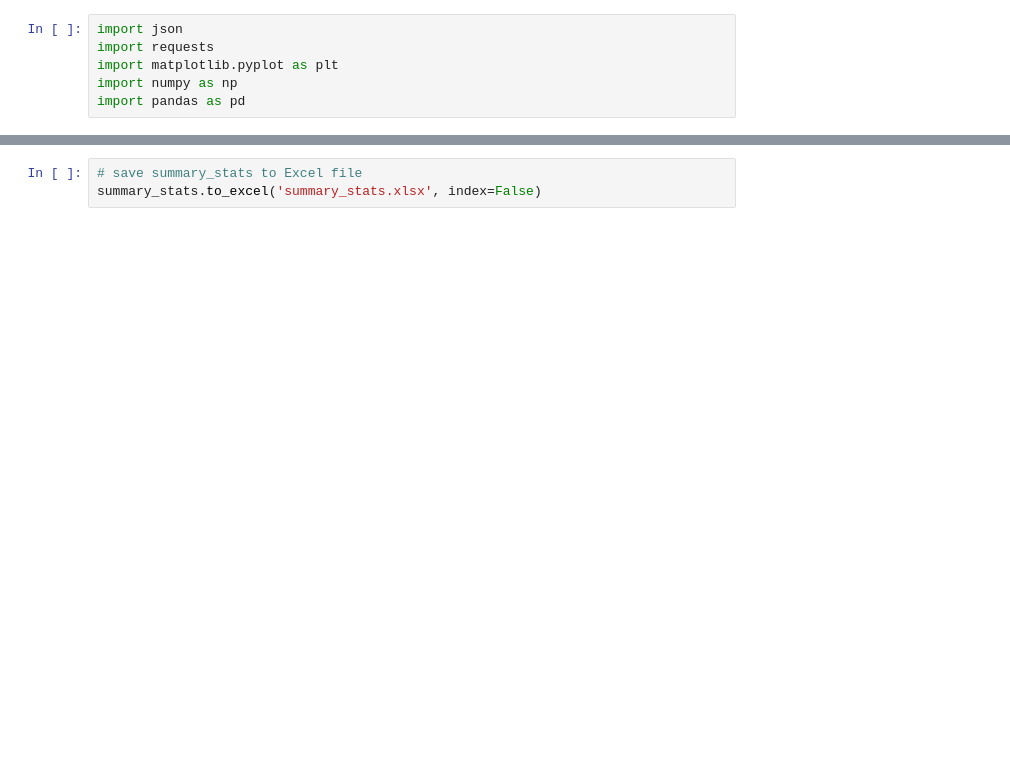
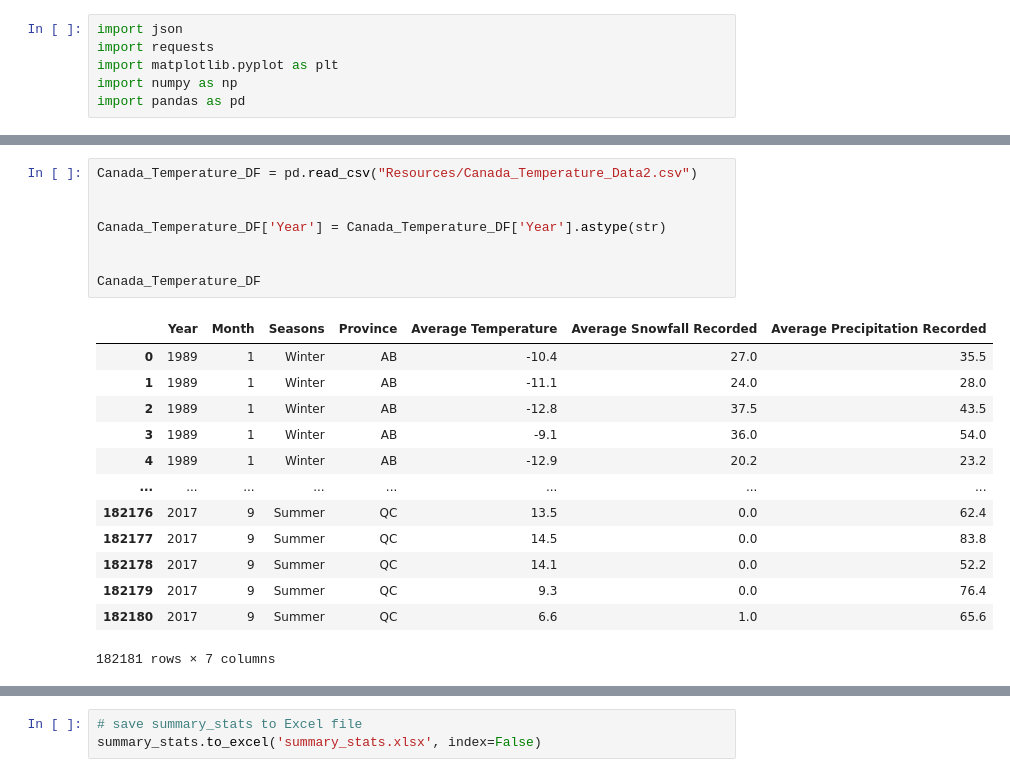
Before and after one commit to fabiomarcullo/Project_1_Climate_Action_Goals, a Jupyter notebook: Canada_Temperature_Fabio.ipynb, the cells around one changed output, grey strips where cells are left out. Drawn from its saved outputs; the diff is of its cells as text; blank space fills up the shorter version.

```diff
--- a/Canada_Temperature_Fabio.ipynb
+++ b/Canada_Temperature_Fabio.ipynb
@@ -61,3 +35,25 @@ Canada_Temperature_DF
+# %%
+Canada_Temperature_DF = pd.read_csv("Resources/Canada_Temperature_Data2.csv")
+
+
+Canada_Temperature_DF['Year'] = Canada_Temperature_DF['Year'].astype(str)
+
+
+Canada_Temperature_DF
+# %% [output]
+|  | Year | Month | Seasons | Province | Average Temperature | Average Snowfall Recorded | Average Precipitation Recorded |
+| 0 | 1989 | 1 | Winter | AB | -10.4 | 27.0 | 35.5 |
+| 1 | 1989 | 1 | Winter | AB | -11.1 | 24.0 | 28.0 |
+| 2 | 1989 | 1 | Winter | AB | -12.8 | 37.5 | 43.5 |
+| 3 | 1989 | 1 | Winter | AB | -9.1 | 36.0 | 54.0 |
+| 4 | 1989 | 1 | Winter | AB | -12.9 | 20.2 | 23.2 |
+| ... | ... | ... | ... | ... | ... | ... | ... |
+| 182176 | 2017 | 9 | Summer | QC | 13.5 | 0.0 | 62.4 |
+| 182177 | 2017 | 9 | Summer | QC | 14.5 | 0.0 | 83.8 |
+| 182178 | 2017 | 9 | Summer | QC | 14.1 | 0.0 | 52.2 |
+| 182179 | 2017 | 9 | Summer | QC | 9.3 | 0.0 | 76.4 |
+| 182180 | 2017 | 9 | Summer | QC | 6.6 | 1.0 | 65.6 |
+182181 rows × 7 columns
 # %%
 # group by year, season, and province
 grouped = Canada_Temperature_DF.groupby(['Year', 'Seasons', 'Province'])
```
Also changed, not shown: parts of 53 cells of this notebook, 1 other file.
